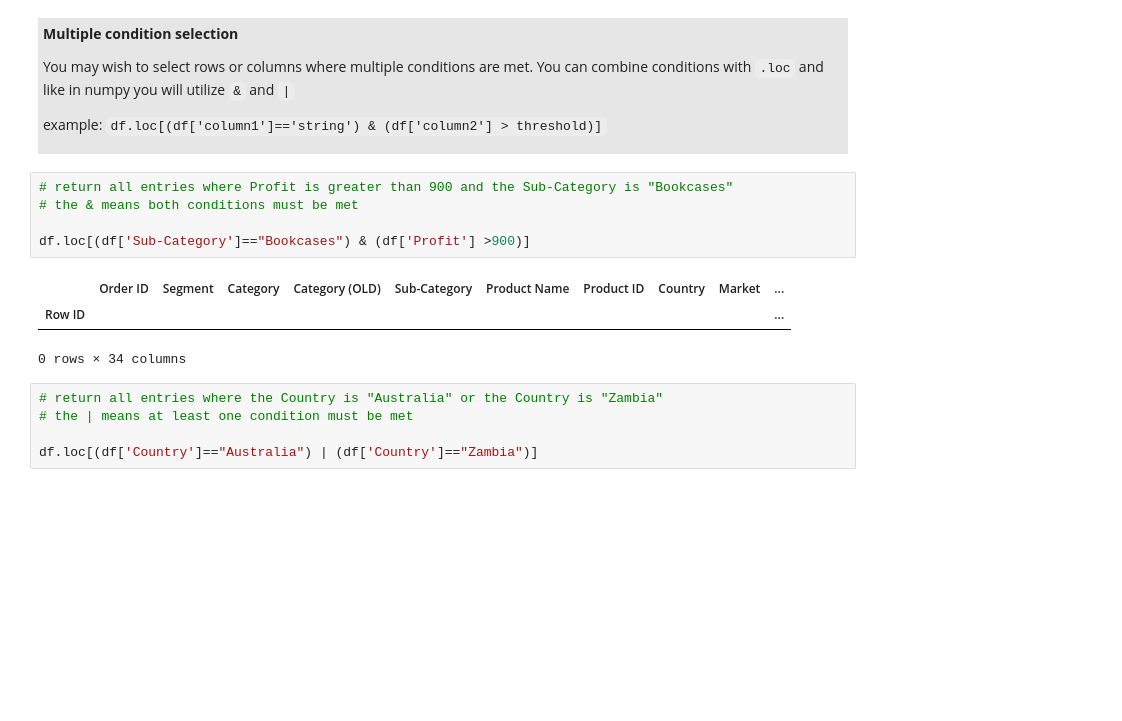
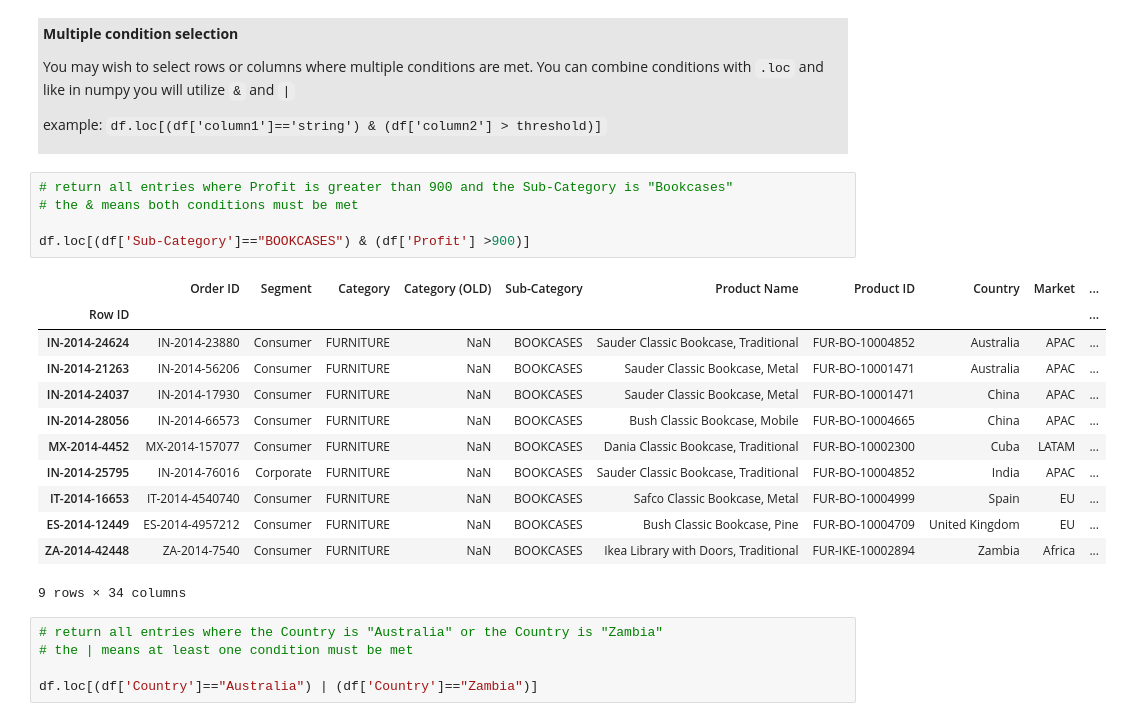
Before and after one commit to AllenInstitute/swdb_2023, a Jupyter notebook: PythonBootcamp/solutions/09_Introduction_To_Pandas_solutions.ipynb, the cells around one changed output. Cells and saved outputs as stored; diff of their text form; blank space fills up the shorter version.

```diff
--- a/PythonBootcamp/solutions/09_Introduction_To_Pandas_solutions.ipynb
+++ b/PythonBootcamp/solutions/09_Introduction_To_Pandas_solutions.ipynb
@@ -908,12 +908,21 @@ example:
 # %%
 # return all entries where Profit is greater than 900 and the Sub-Category is "Bookcases"
 # the & means both conditions must be met
 
-df.loc[(df['Sub-Category']=="Bookcases") & (df['Profit'] >900)]
+df.loc[(df['Sub-Category']=="BOOKCASES") & (df['Profit'] >900)]
 # %% [output]
 |  | Order ID | Segment | Category | Category (OLD) | Sub-Category | Product Name | Product ID | Country | Market | ... |
 | Row ID |  |  |  |  |  |  |  |  |  | ... |
+| IN-2014-24624 | IN-2014-23880 | Consumer | FURNITURE | NaN | BOOKCASES | Sauder Classic Bookcase, Traditional | FUR-BO-10004852 | Australia | APAC | ... |
+| IN-2014-21263 | IN-2014-56206 | Consumer | FURNITURE | NaN | BOOKCASES | Sauder Classic Bookcase, Metal | FUR-BO-10001471 | Australia | APAC | ... |
+| IN-2014-24037 | IN-2014-17930 | Consumer | FURNITURE | NaN | BOOKCASES | Sauder Classic Bookcase, Metal | FUR-BO-10001471 | China | APAC | ... |
+| IN-2014-28056 | IN-2014-66573 | Consumer | FURNITURE | NaN | BOOKCASES | Bush Classic Bookcase, Mobile | FUR-BO-10004665 | China | APAC | ... |
+| MX-2014-4452 | MX-2014-157077 | Consumer | FURNITURE | NaN | BOOKCASES | Dania Classic Bookcase, Traditional | FUR-BO-10002300 | Cuba | LATAM | ... |
+| IN-2014-25795 | IN-2014-76016 | Corporate | FURNITURE | NaN | BOOKCASES | Sauder Classic Bookcase, Traditional | FUR-BO-10004852 | India | APAC | ... |
+| IT-2014-16653 | IT-2014-4540740 | Consumer | FURNITURE | NaN | BOOKCASES | Safco Classic Bookcase, Metal | FUR-BO-10004999 | Spain | EU | ... |
+| ES-2014-12449 | ES-2014-4957212 | Consumer | FURNITURE | NaN | BOOKCASES | Bush Classic Bookcase, Pine | FUR-BO-10004709 | United Kingdom | EU | ... |
+| ZA-2014-42448 | ZA-2014-7540 | Consumer | FURNITURE | NaN | BOOKCASES | Ikea Library with Doors, Traditional | FUR-IKE-10002894 | Zambia | Africa | ... |
-0 rows × 34 columns
+9 rows × 34 columns
 # %%
 # return all entries where the Country is "Australia" or the Country is "Zambia"
 # the | means at least one condition must be met
```
Also changed, not shown: parts of 4 cells of this notebook.
